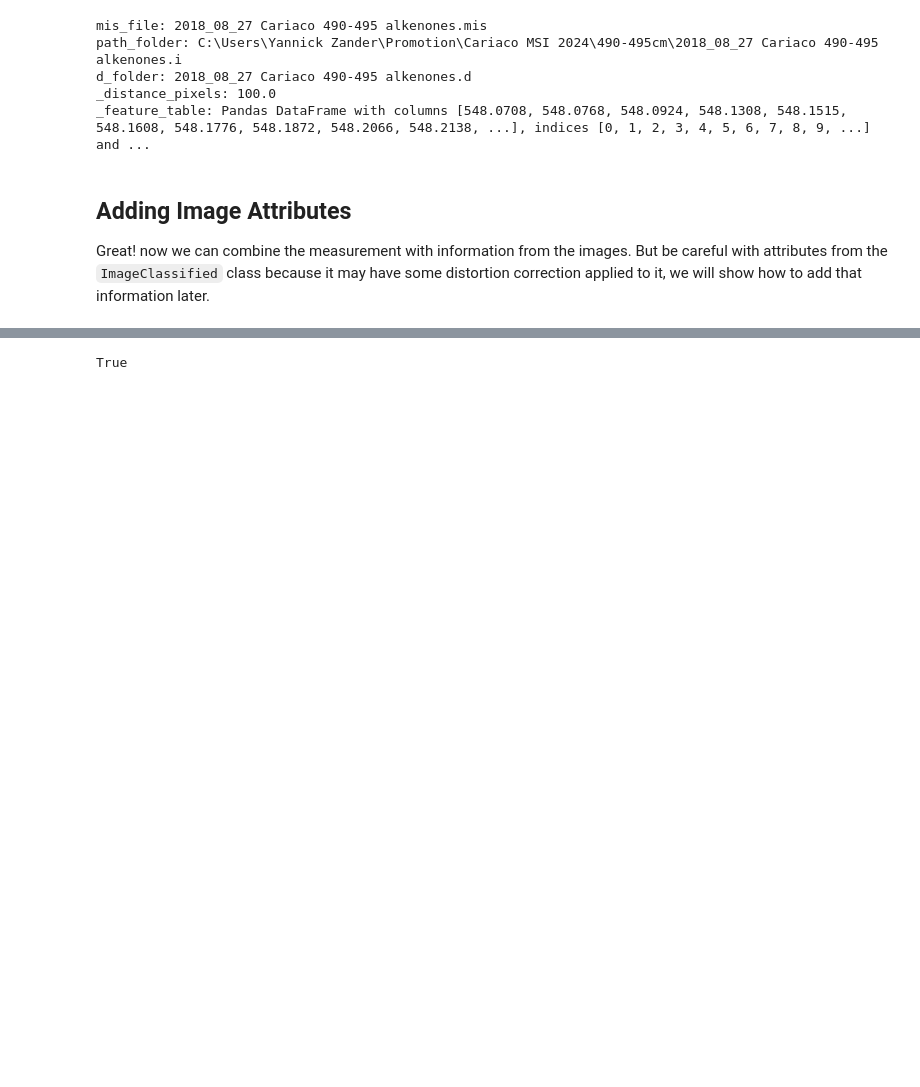
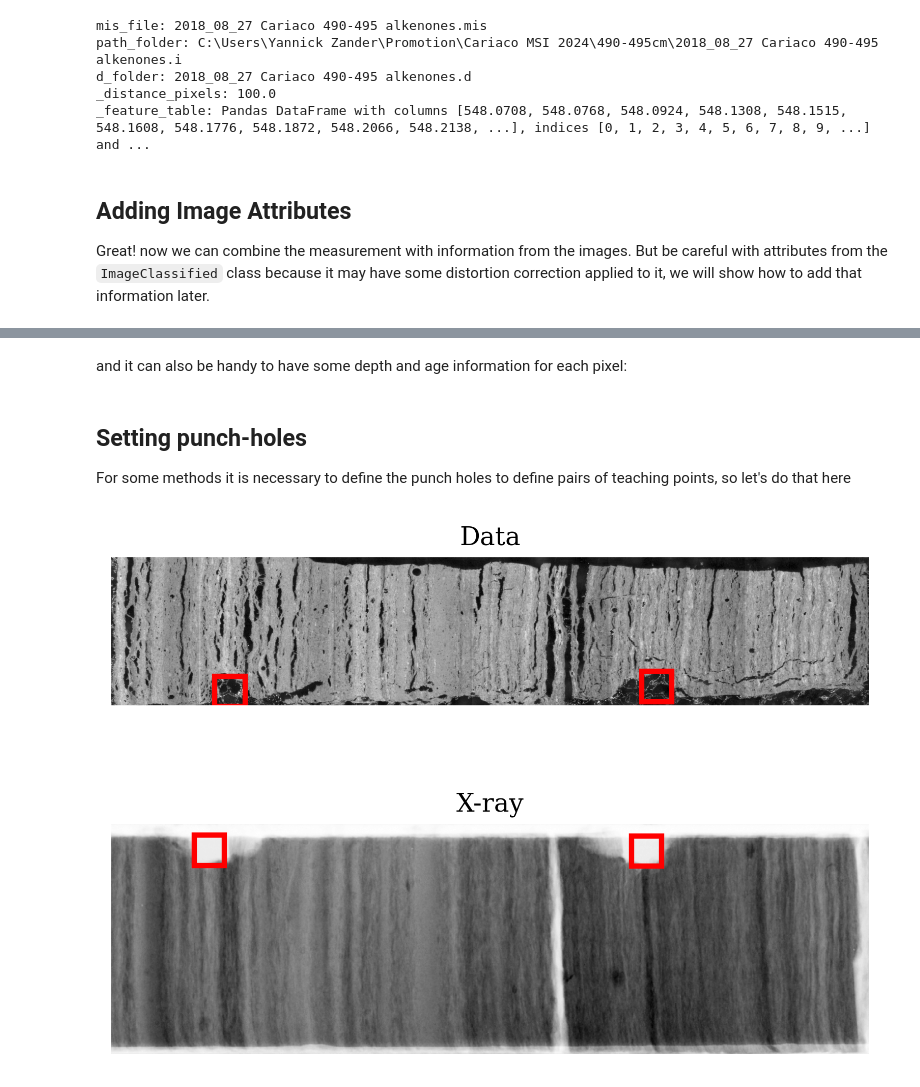
Before and after one commit to yaza11/maspim, a Jupyter notebook: Notebooks/10_Complementing_Measurements.ipynb, the cells around one changed output, grey strips where cells are left out. Saved outputs shown, nothing was run; the diff lists cells and outputs as text; code cells hidden in the pictures; blank space fills up the shorter version.

```diff
--- a/Notebooks/10_Complementing_Measurements.ipynb
+++ b/Notebooks/10_Complementing_Measurements.ipynb
@@ -175,5 +152,0 @@ found empty feature table
-# %%
-import numpy as np
-np.any(project.data_object.feature_table)
-# %% [output]
-True
@@ -184,0 +153,15 @@ True
+# %% [markdown]
+and it can also be handy to have some depth and age information for each pixel:
+# %%
+# exclude_gaps will skip rows in the image where no sediment is found
+project.add_depth_column(exclude_gaps=True)
+# using the age model, we can assign an age to each depth
+project.add_age_column()
+# %% [markdown]
+## Setting punch-holes
+For some methods it is necessary to define the punch holes to define pairs of teaching points, so let's do that here
+# %%
+project.set_punchholes(plts=False, overwrite_data=True)
+project.plot_punchholes()
+# %% [output]
+[figure, added]
```
Also changed, not shown: parts of 21 cells of this notebook, 10 other files.
